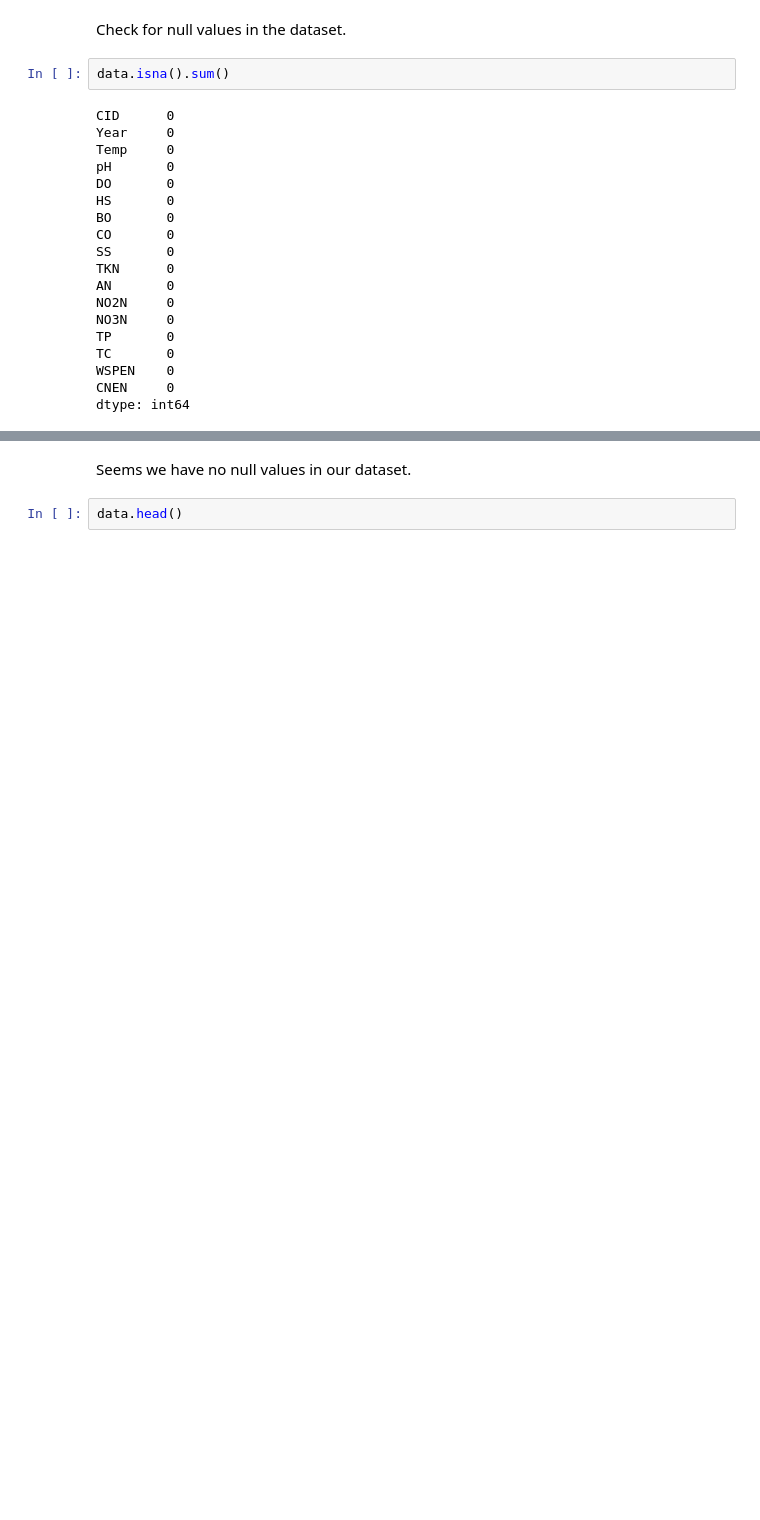
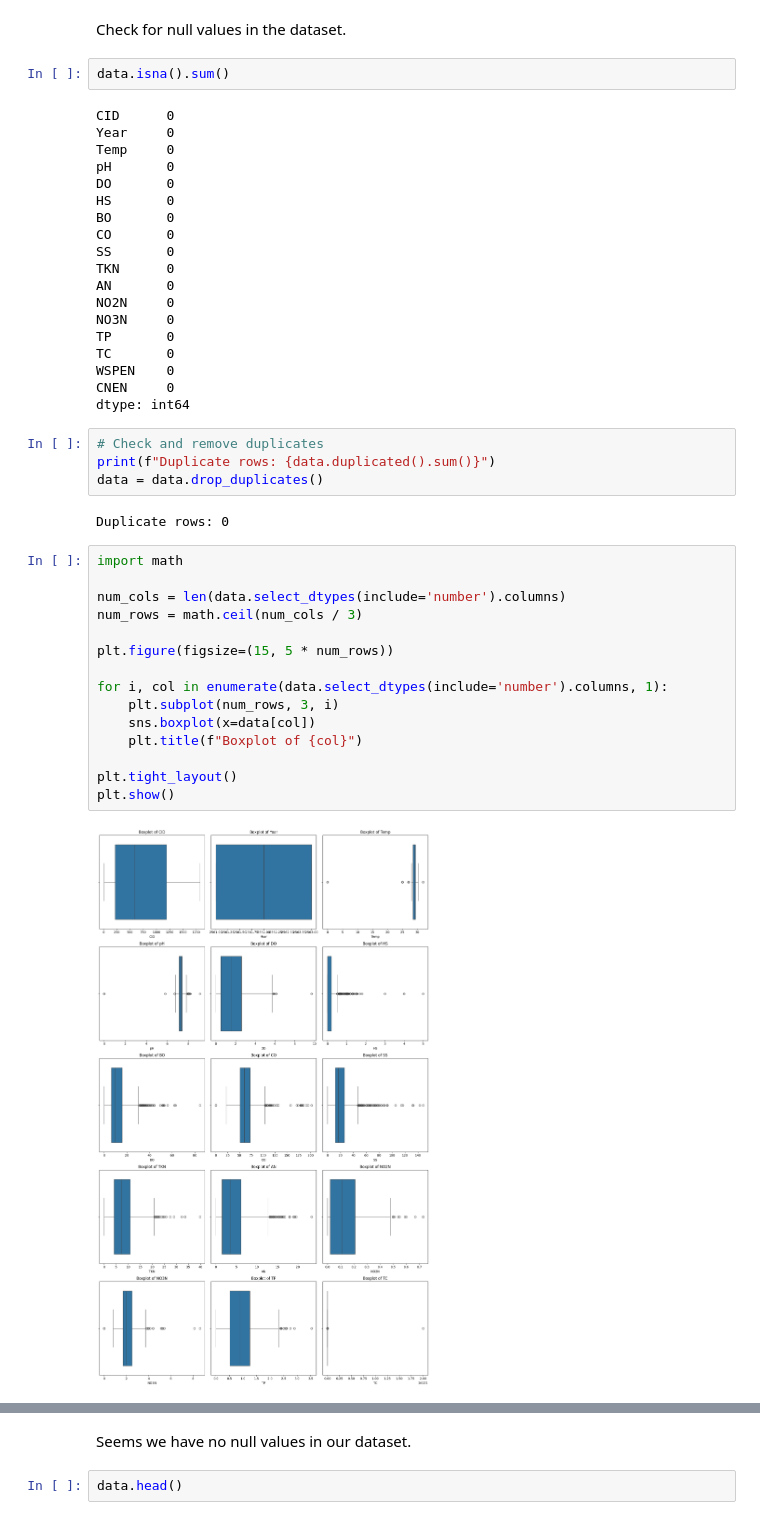
Before and after one commit to puskr99/ml-project-water-potability, a Jupyter notebook: code/water.ipynb, the cells around one changed output, grey strips where cells are left out. Saved outputs shown, nothing was run; the diff lists cells and outputs as text; blank space fills up the shorter version.

```diff
--- a/code/water.ipynb
+++ b/code/water.ipynb
@@ -139,3 +143,26 @@ TC       0
 WSPEN    0
 CNEN     0
 dtype: int64
+# %%
+# Check and remove duplicates
+print(f"Duplicate rows: {data.duplicated().sum()}")
+data = data.drop_duplicates()
+# %% [output]
+Duplicate rows: 0
+# %%
+import math
+
+num_cols = len(data.select_dtypes(include='number').columns)
+num_rows = math.ceil(num_cols / 3)
+
+plt.figure(figsize=(15, 5 * num_rows))
+
+for i, col in enumerate(data.select_dtypes(include='number').columns, 1):
+    plt.subplot(num_rows, 3, i)
+    sns.boxplot(x=data[col])
+    plt.title(f"Boxplot of {col}")
+
+plt.tight_layout()
+plt.show()
+# %% [output]
+[figure, added]
```
Also changed, not shown: parts of 34 cells of this notebook, 1 other file.
